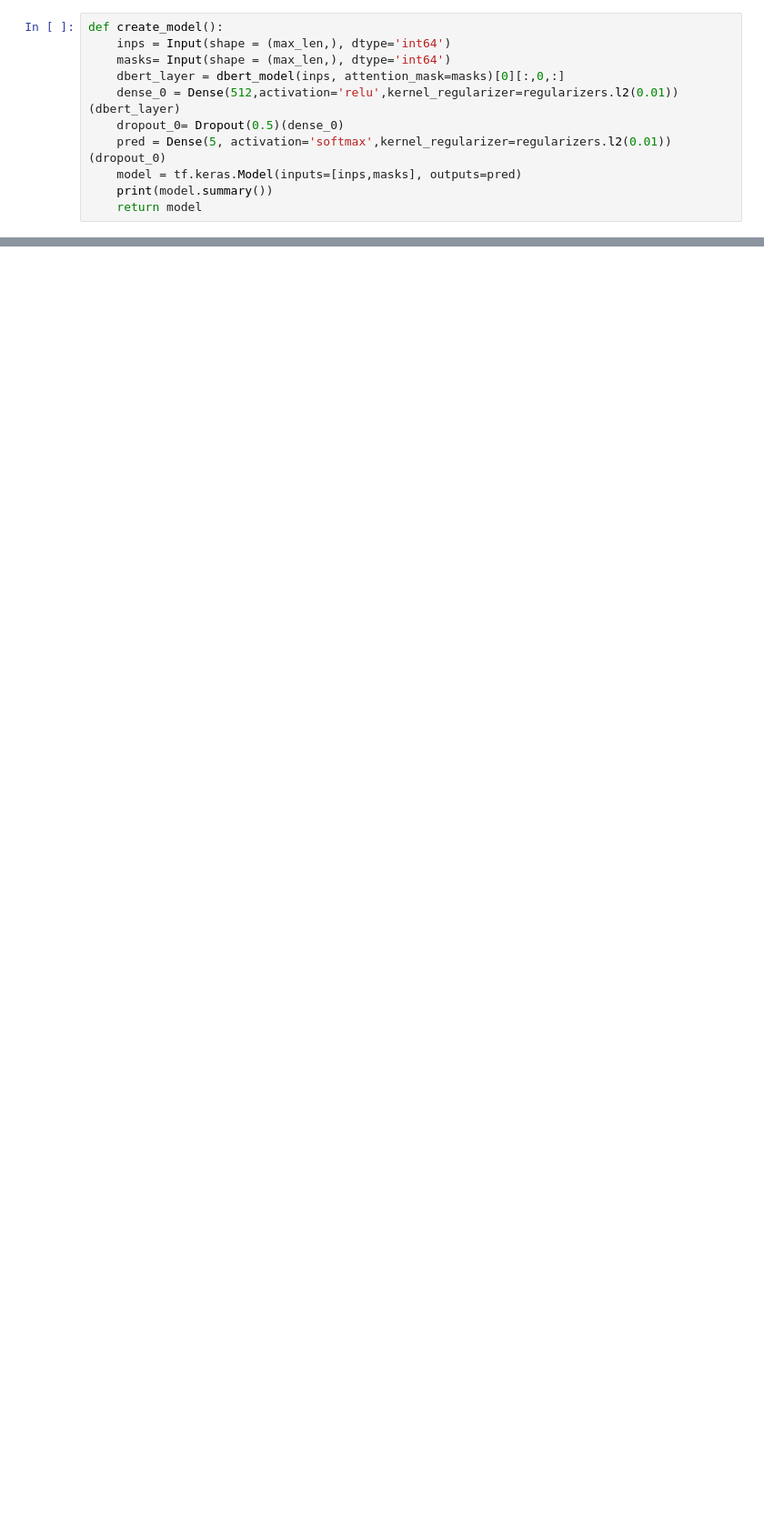
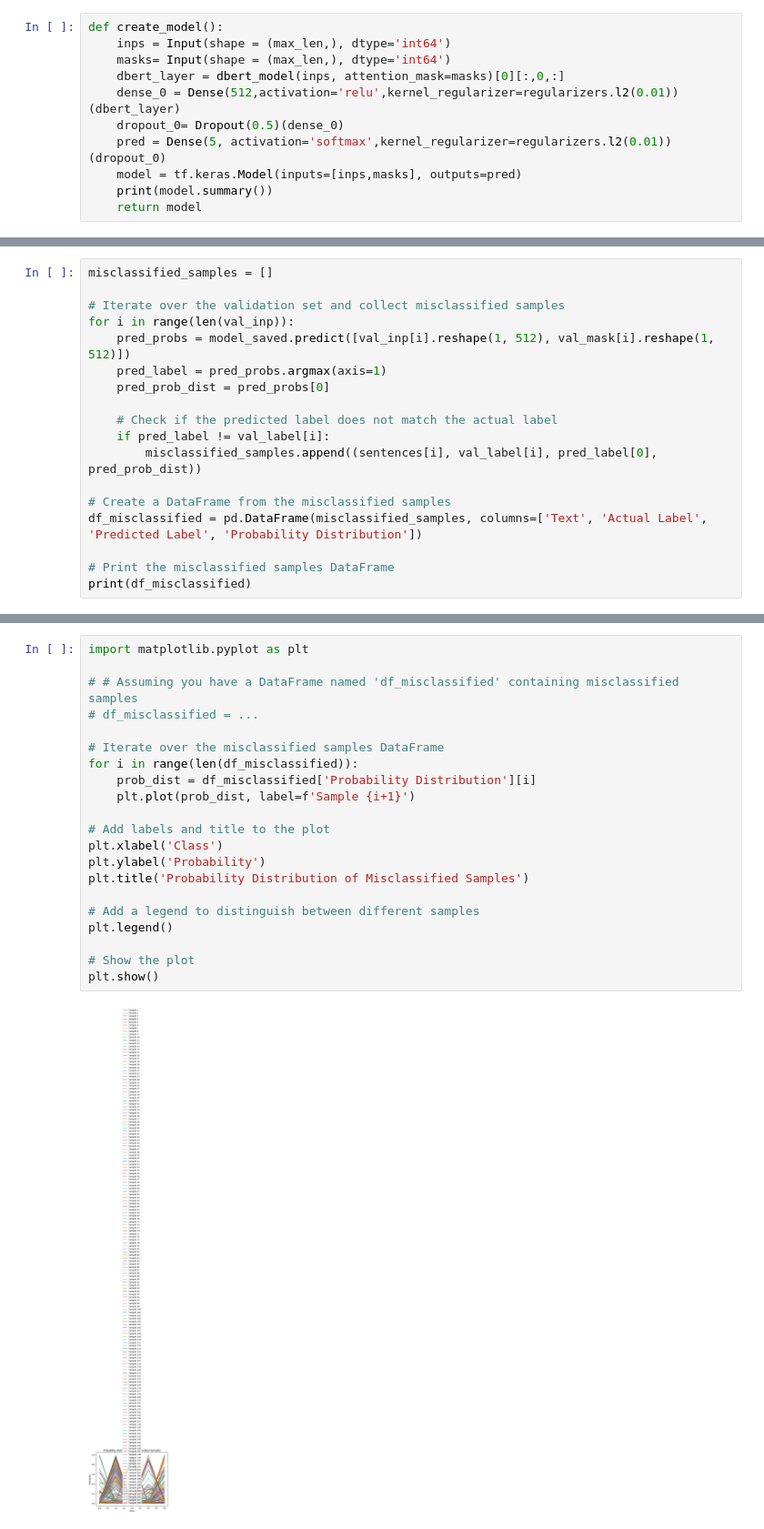
Before and after one commit to AbineshSivakumar/HyperPartisan_Classification_Using_BERT, a Jupyter notebook: Best512/Best512_0_512_5labels.ipynb, the cells around one changed output, grey strips where cells are left out. Shown at 91% size. Drawn from its saved outputs; the diff is of its cells as text; blank space fills up the shorter version.

```diff
--- a/Best512/Best512_0_512_5labels.ipynb
+++ b/Best512/Best512_0_512_5labels.ipynb
@@ -331,0 +387,18 @@ Epoch 2/5
+# %%
+misclassified_samples = []
+
+# Iterate over the validation set and collect misclassified samples
+for i in range(len(val_inp)):
+    pred_probs = model_saved.predict([val_inp[i].reshape(1, 512), val_mask[i].reshape(1, 512)])
+    pred_label = pred_probs.argmax(axis=1)
+    pred_prob_dist = pred_probs[0]
+
+    # Check if the predicted label does not match the actual label
+    if pred_label != val_label[i]:
+        misclassified_samples.append((sentences[i], val_label[i], pred_label[0], pred_prob_dist))
+
+# Create a DataFrame from the misclassified samples
+df_misclassified = pd.DataFrame(misclassified_samples, columns=['Text', 'Actual Label', 'Predicted Label', 'Probability Distribution'])
+
+# Print the misclassified samples DataFrame
+print(df_misclassified)
@@ -331,0 +423,23 @@ Epoch 2/5
+# %%
+import matplotlib.pyplot as plt
+
+# # Assuming you have a DataFrame named 'df_misclassified' containing misclassified samples
+# df_misclassified = ...
+
+# Iterate over the misclassified samples DataFrame
+for i in range(len(df_misclassified)):
+    prob_dist = df_misclassified['Probability Distribution'][i]
+    plt.plot(prob_dist, label=f'Sample {i+1}')
+
+# Add labels and title to the plot
+plt.xlabel('Class')
+plt.ylabel('Probability')
+plt.title('Probability Distribution of Misclassified Samples')
+
+# Add a legend to distinguish between different samples
+plt.legend()
+
+# Show the plot
+plt.show()
+# %% [output]
+[figure, added]
```
Also changed, not shown: parts of 13 cells of this notebook, 1 other file.
